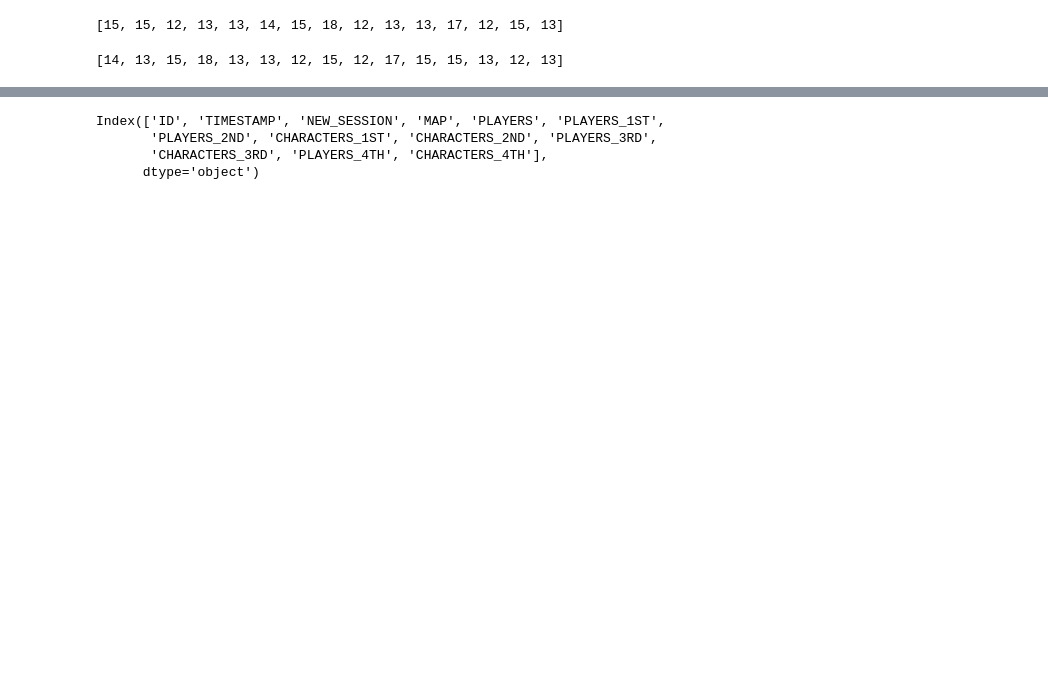
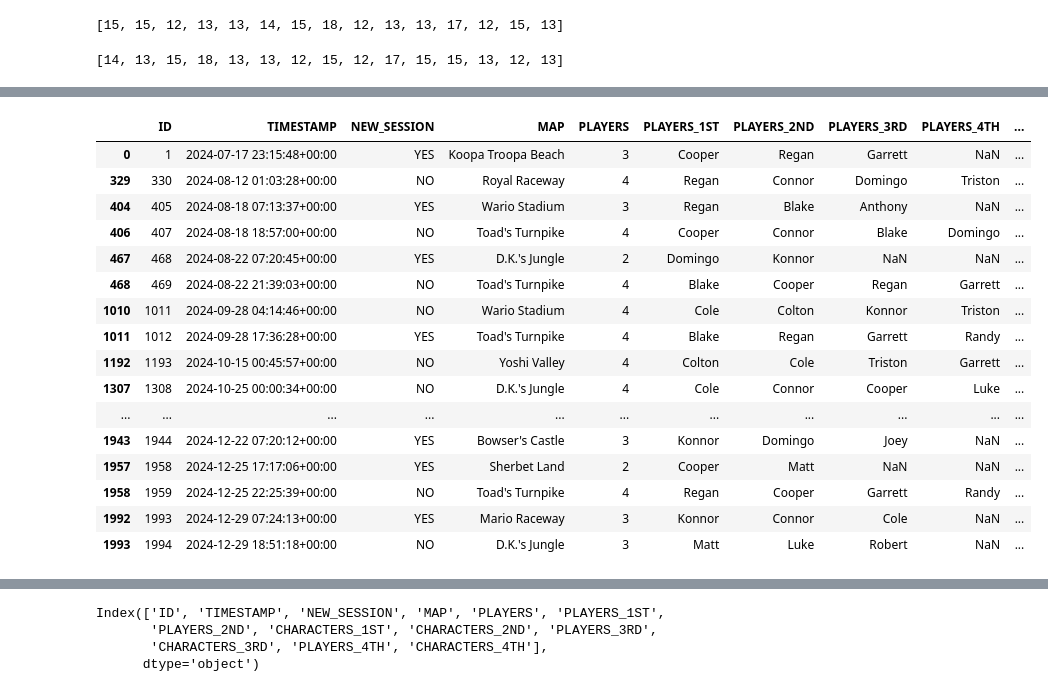
Before and after one commit to c-goodman/mkstream, a Jupyter notebook: notebooks/data_migration.ipynb, the cells around one changed output, grey strips where cells are left out. Drawn from its saved outputs; the diff is of its cells as text; code cells hidden in the pictures; blank space fills up the shorter version.

```diff
--- a/notebooks/data_migration.ipynb
+++ b/notebooks/data_migration.ipynb
@@ -203,0 +202,2 @@ cat_df.head()
+# %%
+tdf = cat_df.copy()
@@ -203,0 +265,2 @@ cat_df.head()
+# %%
+new_sesh = fill_new_session(tdf=tdf)
@@ -203,0 +287,20 @@ cat_df.head()
+# %%
+new_sesh[new_sesh["NEW_SESSION"] != cat_df["NEW_SESSION"]]
+# %% [output]
+|  | ID | TIMESTAMP | NEW_SESSION | MAP | PLAYERS | PLAYERS_1ST | PLAYERS_2ND | PLAYERS_3RD | PLAYERS_4TH | ... |
+| 0 | 1 | 2024-07-17 23:15:48+00:00 | YES | Koopa Troopa Beach | 3 | Cooper | Regan | Garrett | NaN | ... |
+| 329 | 330 | 2024-08-12 01:03:28+00:00 | NO | Royal Raceway | 4 | Regan | Connor | Domingo | Triston | ... |
+| 404 | 405 | 2024-08-18 07:13:37+00:00 | YES | Wario Stadium | 3 | Regan | Blake | Anthony | NaN | ... |
+| 406 | 407 | 2024-08-18 18:57:00+00:00 | NO | Toad's Turnpike | 4 | Cooper | Connor | Blake | Domingo | ... |
+| 467 | 468 | 2024-08-22 07:20:45+00:00 | YES | D.K.'s Jungle | 2 | Domingo | Konnor | NaN | NaN | ... |
+| 468 | 469 | 2024-08-22 21:39:03+00:00 | NO | Toad's Turnpike | 4 | Blake | Cooper | Regan | Garrett | ... |
+| 1010 | 1011 | 2024-09-28 04:14:46+00:00 | NO | Wario Stadium | 4 | Cole | Colton | Konnor | Triston | ... |
+| 1011 | 1012 | 2024-09-28 17:36:28+00:00 | YES | Toad's Turnpike | 4 | Blake | Regan | Garrett | Randy | ... |
+| 1192 | 1193 | 2024-10-15 00:45:57+00:00 | NO | Yoshi Valley | 4 | Colton | Cole | Triston | Garrett | ... |
+| 1307 | 1308 | 2024-10-25 00:00:34+00:00 | NO | D.K.'s Jungle | 4 | Cole | Connor | Cooper | Luke | ... |
+| ... | ... | ... | ... | ... | ... | ... | ... | ... | ... | ... |
+| 1943 | 1944 | 2024-12-22 07:20:12+00:00 | YES | Bowser's Castle | 3 | Konnor | Domingo | Joey | NaN | ... |
+| 1957 | 1958 | 2024-12-25 17:17:06+00:00 | YES | Sherbet Land | 2 | Cooper | Matt | NaN | NaN | ... |
+| 1958 | 1959 | 2024-12-25 22:25:39+00:00 | NO | Toad's Turnpike | 4 | Regan | Cooper | Garrett | Randy | ... |
+| 1992 | 1993 | 2024-12-29 07:24:13+00:00 | YES | Mario Raceway | 3 | Konnor | Connor | Cole | NaN | ... |
+| 1993 | 1994 | 2024-12-29 18:51:18+00:00 | NO | D.K.'s Jungle | 3 | Matt | Luke | Robert | NaN | ... |
```
Also changed, not shown: parts of 19 cells of this notebook.
